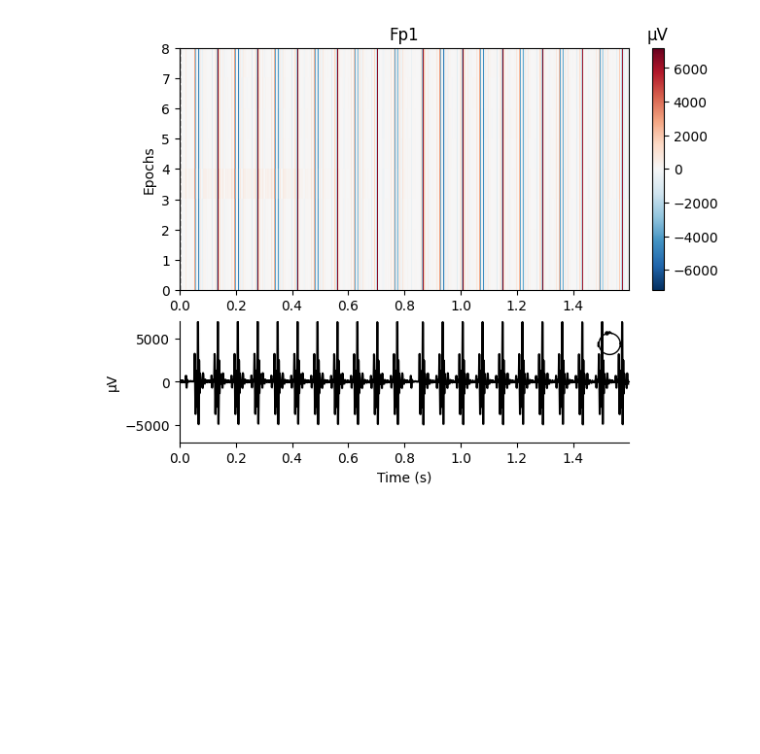
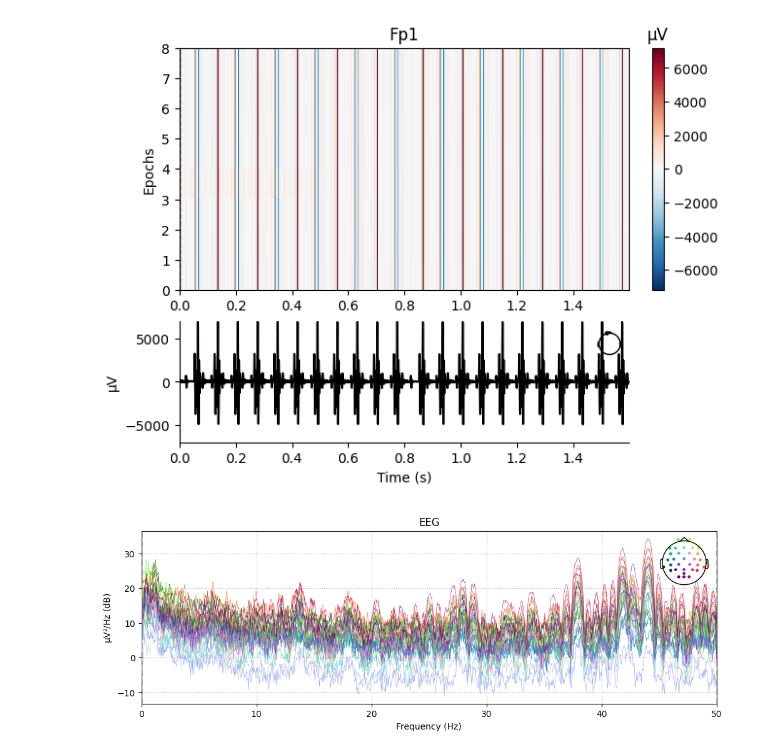
Before and after one commit to vferat/NeuXus, a Jupyter notebook: mne_lsl.ipynb, the cells around one changed output. Cells and saved outputs as stored; diff of their text form; code cells hidden in the pictures; blank space fills up the shorter version.

```diff
--- a/mne_lsl.ipynb
+++ b/mne_lsl.ipynb
@@ -65,6 +52,36 @@ ga_corrected = mne.io.RawArray(clean_epoch_data, epochs.info)
 event_related_plot = epochs.plot_image(picks=["Fp1"])
 # %% [output]
 [figure]
+# %%
+import time
+
+picks=['eeg']
+cwl_ch_names=['CWL1', 'CWL2', 'CWL3', 'CWL4']
+
+cwl_correction = CWLCorrection(stream.info, cwl_ch_names, picks=picks, min_lag=-0.06, max_lag=0.06)
+
+raws = list()
+
+for i in range(100):
+    data, timestamps = stream.get_data(bufsize * stream.info['sfreq'])
+    raw = mne.io.RawArray(data, stream.info)
+    raw.set_channel_types({'CWL1': 'misc', 'CWL2': 'misc', 'CWL3': 'misc', 'CWL4': 'misc', 'ECG': 'ecg'})
+
+    epochs = mne.make_fixed_length_epochs(raw, duration=tr, overlap=0, preload=True)
+    average = epochs[:-1].average(picks='all')
+    clean_epoch_data = epochs[-1].get_data(picks=average.ch_names)[0] - average.data
+    ga_corrected = mne.io.RawArray(clean_epoch_data, epochs.info)
+
+    raw_ = ga_corrected.copy().resample(100)
+
+    raw_corrected = cwl_correction.correct(raw_)
+    raws.append(raw_corrected)
+    time.sleep(0.5 * tr)
+# %%
+raw_all = mne.concatenate_raws(raws)
+raw_all.compute_psd().plot(dB=True)
+# %% [output]
+[figure, added]
 # %%
 raw.copy().crop(tmin=raw.times[-1] - tr).plot()
 ga_corrected.plot(scalings='auto')
```
Also changed, not shown: parts of 10 cells of this notebook.
